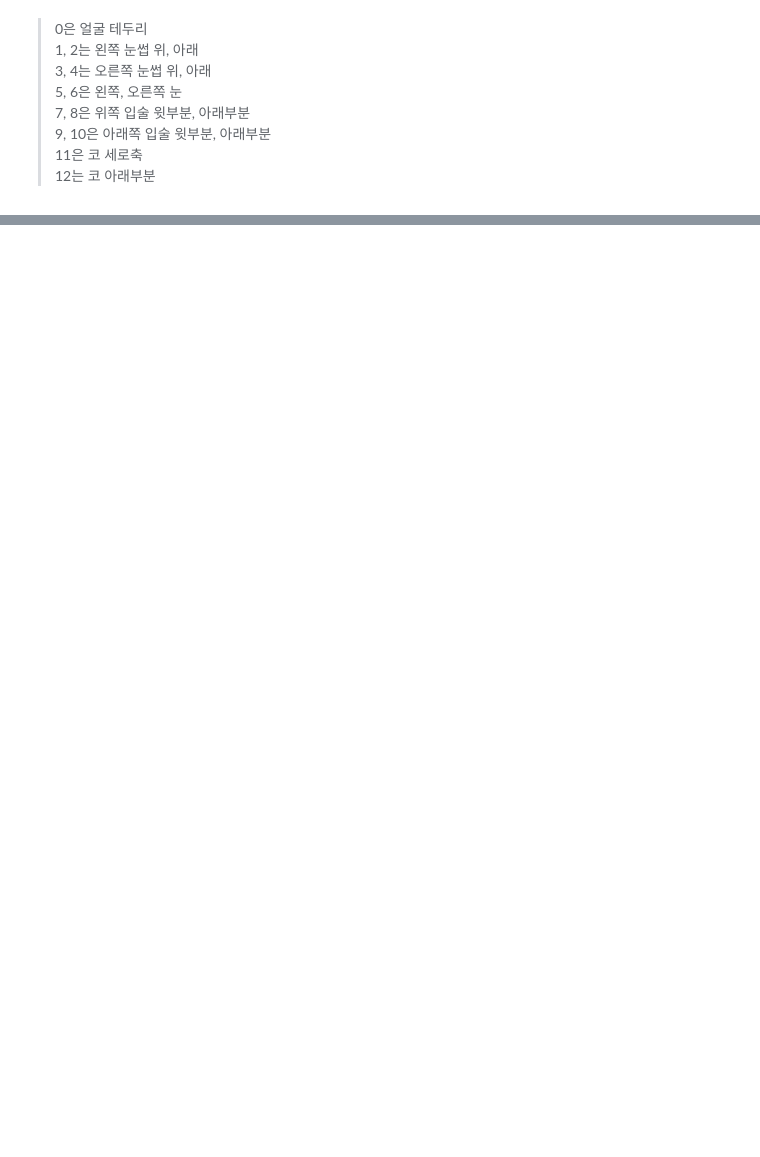
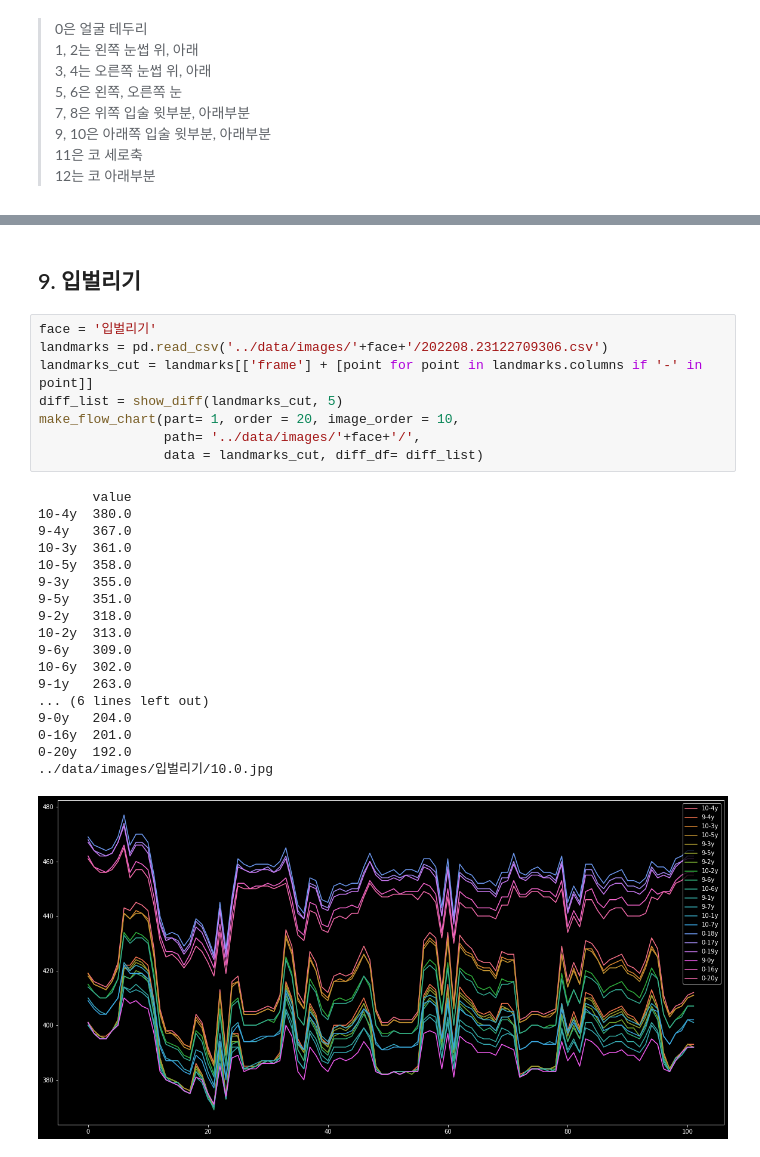
Before and after one commit to minimini-1/Facial-Expression-Recognition, a Jupyter notebook: modeling/feature_change.ipynb, the cells around one changed output, grey strips where cells are left out. Drawn from its saved outputs; the diff is of its cells as text; blank space fills up the shorter version.

```diff
--- a/modeling/feature_change.ipynb
+++ b/modeling/feature_change.ipynb
@@ -134,0 +205,29 @@ make_flow_chart(data = landmarks_cut, diff_list = diff_list, part= 1, order = 10
+# %% [markdown]
+## 9. 입벌리기
+# %%
+face = '입벌리기'
+landmarks = pd.read_csv('../data/images/'+face+'/202208.23122709306.csv')
+landmarks_cut = landmarks[['frame'] + [point for point in landmarks.columns if '-' in point]]
+diff_list = show_diff(landmarks_cut, 5)
+make_flow_chart(part= 1, order = 20, image_order = 10,
+                path= '../data/images/'+face+'/',
+                data = landmarks_cut, diff_df= diff_list)
+# %% [output]
+       value
+10-4y  380.0
+9-4y   367.0
+10-3y  361.0
+10-5y  358.0
+9-3y   355.0
+9-5y   351.0
+9-2y   318.0
+10-2y  313.0
+9-6y   309.0
+10-6y  302.0
+9-1y   263.0
+... (6 lines left out)
+9-0y   204.0
+0-16y  201.0
+0-20y  192.0
+../data/images/입벌리기/10.0.jpg
+[figure, added]
```
Also changed, not shown: parts of 19 cells of this notebook.
